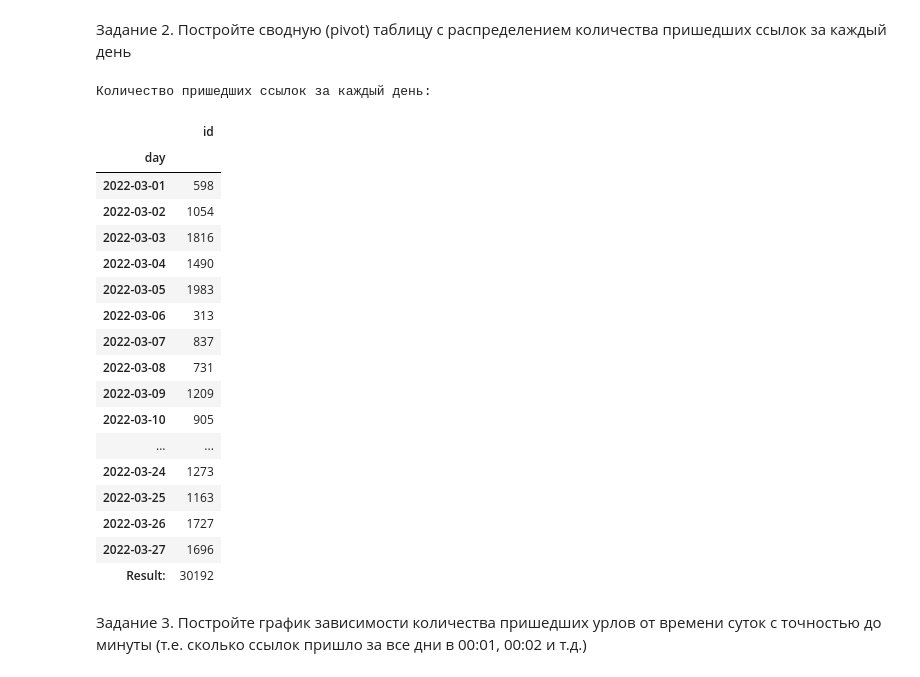
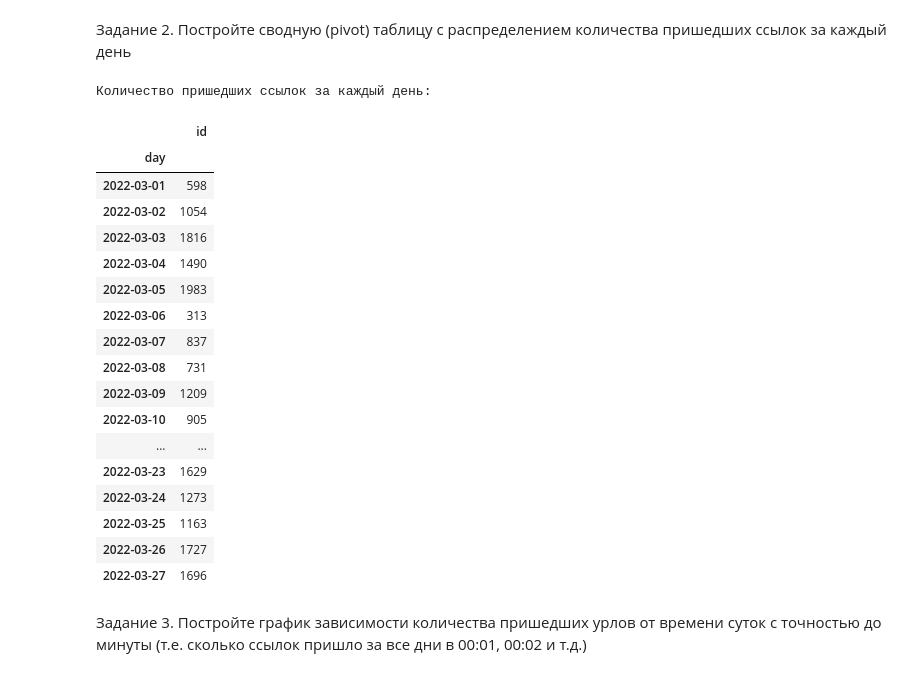
Before and after one commit to xevb3k/urls_with_source, a Jupyter notebook: sb_ca_4.ipynb, the cells around one changed output. Saved outputs shown, nothing was run; the diff lists cells and outputs as text; code cells hidden in the pictures.

```diff
--- a/sb_ca_4.ipynb
+++ b/sb_ca_4.ipynb
@@ -54,33 +54,31 @@ display(src_distrib)
 # %%
 # сводная таблица - количество url за каждый уникальный день
 piv = pd.pivot_table(data,
                      values = 'id',
                      index = 'day',
-                     aggfunc='count',
-                     margins=True,
-                     margins_name='Result:')
+                     aggfunc='count')
 print('Количество пришедших ссылок за каждый день:')
 display(piv)
 # %% [output]
 Количество пришедших ссылок за каждый день:
 |  | id |
 | day |  |
 | 2022-03-01 | 598 |
 | 2022-03-02 | 1054 |
 | 2022-03-03 | 1816 |
 | 2022-03-04 | 1490 |
 | 2022-03-05 | 1983 |
 | 2022-03-06 | 313 |
 | 2022-03-07 | 837 |
 | 2022-03-08 | 731 |
 | 2022-03-09 | 1209 |
 | 2022-03-10 | 905 |
 | ... | ... |
+| 2022-03-23 | 1629 |
 | 2022-03-24 | 1273 |
 | 2022-03-25 | 1163 |
 | 2022-03-26 | 1727 |
 | 2022-03-27 | 1696 |
-| Result: | 30192 |
 # %% [markdown]
 Задание 3.
 Постройте график зависимости количества пришедших урлов от времени суток с точностью до минуты (т.е. сколько ссылок пришло за все дни в 00:01, 00:02 и т.д.)
```
